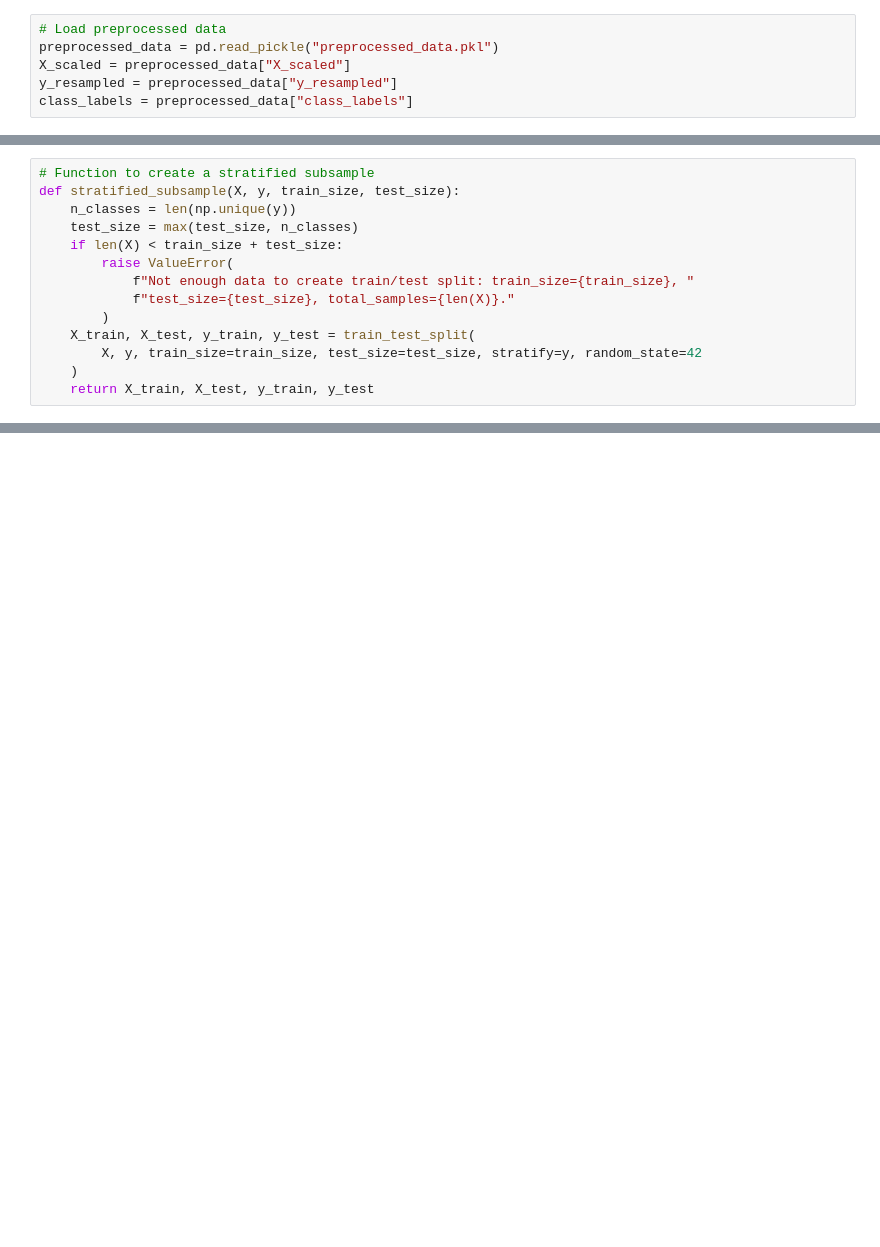
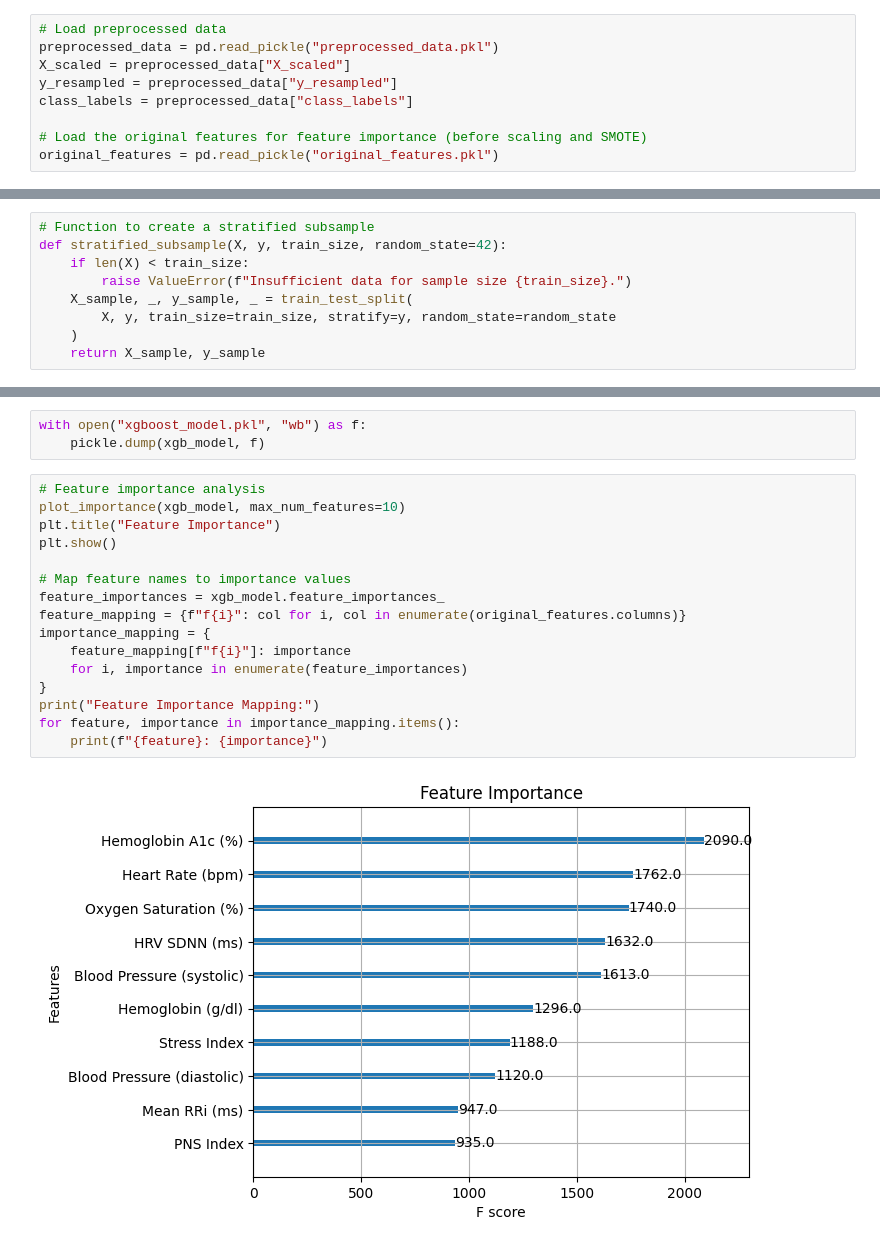
Before and after one commit to sofaquitegud/syafiq-project, a Jupyter notebook: classification-task/xgboost.ipynb, the cells around one changed output, grey strips where cells are left out. Saved outputs shown, nothing was run; the diff lists cells and outputs as text; blank space fills up the shorter version.

Commit message:
retraining model

```diff
--- a/classification-task/xgboost.ipynb
+++ b/classification-task/xgboost.ipynb
@@ -13,3 +12,6 @@ preprocessed_data = pd.read_pickle("preprocessed_data.pkl")
 X_scaled = preprocessed_data["X_scaled"]
 y_resampled = preprocessed_data["y_resampled"]
 class_labels = preprocessed_data["class_labels"]
+
+# Load the original features for feature importance (before scaling and SMOTE)
+original_features = pd.read_pickle("original_features.pkl")
@@ -29,14 +20,9 @@ def evaluate_xgb_model(model, X_test, y_test, class_labels):
 # %%
 # Function to create a stratified subsample
-def stratified_subsample(X, y, train_size, test_size):
-    n_classes = len(np.unique(y))
-    test_size = max(test_size, n_classes)
-    if len(X) < train_size + test_size:
-        raise ValueError(
-            f"Not enough data to create train/test split: train_size={train_size}, "
-            f"test_size={test_size}, total_samples={len(X)}."
-        )
-    X_train, X_test, y_train, y_test = train_test_split(
-        X, y, train_size=train_size, test_size=test_size, stratify=y, random_state=42
+def stratified_subsample(X, y, train_size, random_state=42):
+    if len(X) < train_size:
+        raise ValueError(f"Insufficient data for sample size {train_size}.")
+    X_sample, _, y_sample, _ = train_test_split(
+        X, y, train_size=train_size, stratify=y, random_state=random_state
     )
-    return X_train, X_test, y_train, y_test
+    return X_sample, y_sample
@@ -116,0 +149,21 @@ Model saved successfully as 'xgb_model.joblib'
+# %%
+with open("xgboost_model.pkl", "wb") as f:
+    pickle.dump(xgb_model, f)
+# %%
+# Feature importance analysis
+plot_importance(xgb_model, max_num_features=10)
+plt.title("Feature Importance")
+plt.show()
+
+# Map feature names to importance values
+feature_importances = xgb_model.feature_importances_
+feature_mapping = {f"f{i}": col for i, col in enumerate(original_features.columns)}
+importance_mapping = {
+    feature_mapping[f"f{i}"]: importance
+    for i, importance in enumerate(feature_importances)
+}
+print("Feature Importance Mapping:")
+for feature, importance in importance_mapping.items():
+    print(f"{feature}: {importance}")
+# %% [output]
+[figure, added]
```
Also changed, not shown: parts of 11 cells of this notebook.
